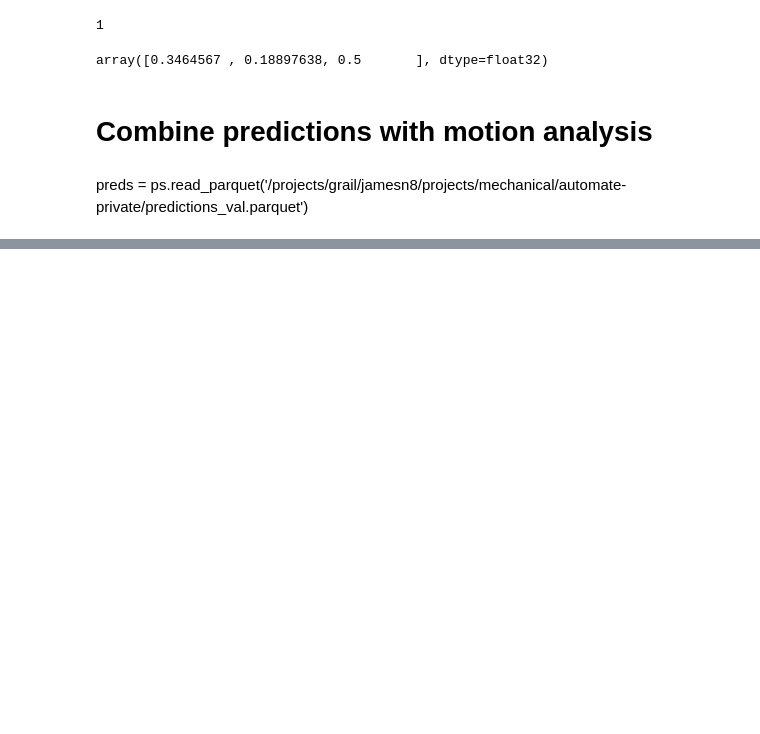
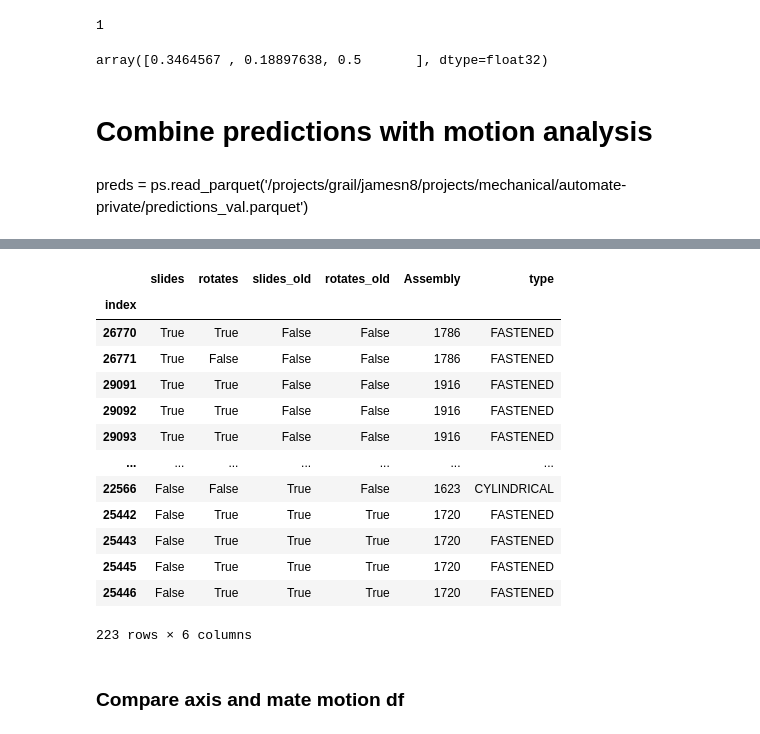
Before and after one commit to ShnitzelKiller/Mechanical, a Jupyter notebook: Penetration.ipynb, the cells around one changed output, grey strips where cells are left out. Cells and saved outputs as stored; diff of their text form; code cells hidden in the pictures; blank space fills up the shorter version.

```diff
--- a/Penetration.ipynb
+++ b/Penetration.ipynb
@@ -856,0 +787,19 @@ preds_and_phys['combined_type'] = [mate_type(sl, ro) for sl, ro in zip((preds_an
+# %%
+def check_dofs(x, threshold, strict=False):
+    if strict:
+        slides = (x['max_penalty_sliding_0'] < threshold) & (x['max_penalty_sliding_1'] < threshold)
+        rotates = (x['max_penalty_rotating_0'] < threshold) & (x['max_penalty_rotating_1'] < threshold)
+    else:
+        slides = (x['penalty_separation_sliding_0'] < threshold) & (x['penalty_separation_sliding_1'] < threshold) & (x['min_penalty_sliding'] < threshold)
+        rotates = (x['penalty_separation_rotating_0'] < threshold) & (x['penalty_separation_rotating_1'] < threshold) & (x['min_penalty_rotating'] < threshold)
+
+    return ps.DataFrame({'slides':slides, 'rotates': rotates})
+# %%
+motion_df_old = ps.read_parquet('/fast/jamesn8/assembly_data/assembly_torch2_fixsize/full_pipeline_new_penetration/mate_penetration_stats.parquet')
+#motion_df = ps.read_parquet('/fast/jamesn8/assembly_data/assembly_torch2_fixsize/full_pipeline_new_penetration_400points_fixed_base/mate_penetration_stats.parquet')
+motion_df = ps.read_parquet('/fast/jamesn8/assembly_data/assembly_torch2_fixsize/full_pipeline_new_penetration_400points_fixed_base2/mate_penetration_stats.parquet')
+#axis_motion_df = ps.read_parquet('/fast/jamesn8/assembly_data/assembly_torch2_fixsize/full_pipeline_new_penetration_all_axes_400points2/axis_penetration_stats.parquet')
+axis_motion_df = ps.read_parquet('/fast/jamesn8/assembly_data/assembly_torch2_fixsize/full_pipeline_new_penetration_all_axes_400points_fixed_base/axis_penetration_stats.parquet')
+motion_results = check_dofs(motion_df, 0.25)
+motion_results_old = check_dofs(motion_df_old, 0.25)
+axis_motion_results = check_dofs(axis_motion_df, 0.25)
@@ -857,3 +825,22 @@ preds_and_phys['combined_type'] = [mate_type(sl, ro) for sl, ro in zip((preds_an
+# %%
+motion_results.join(motion_results_old, rsuffix='_old')[lambda df: (df['slides'] != df['slides_old'])].join(motion_df[['Assembly','type']])
+# %% [output]
+|  | slides | rotates | slides_old | rotates_old | Assembly | type |
+| index |  |  |  |  |  |  |
+| 26770 | True | True | False | False | 1786 | FASTENED |
+| 26771 | True | False | False | False | 1786 | FASTENED |
+| 29091 | True | True | False | False | 1916 | FASTENED |
+| 29092 | True | True | False | False | 1916 | FASTENED |
+| 29093 | True | True | False | False | 1916 | FASTENED |
+| ... | ... | ... | ... | ... | ... | ... |
+| 22566 | False | False | True | False | 1623 | CYLINDRICAL |
+| 25442 | False | True | True | True | 1720 | FASTENED |
+| 25443 | False | True | True | True | 1720 | FASTENED |
+| 25445 | False | True | True | True | 1720 | FASTENED |
+| 25446 | False | True | True | True | 1720 | FASTENED |
+223 rows × 6 columns
+# %% [markdown]
+### Compare axis and mate motion df
 # %%
 df_name = '/fast/jamesn8/assembly_data/assembly_data_with_transforms_all.h5'
 mate_df = ps.read_hdf(df_name,'mate')
```
Also changed, not shown: parts of 59 cells of this notebook, 7 other files.
